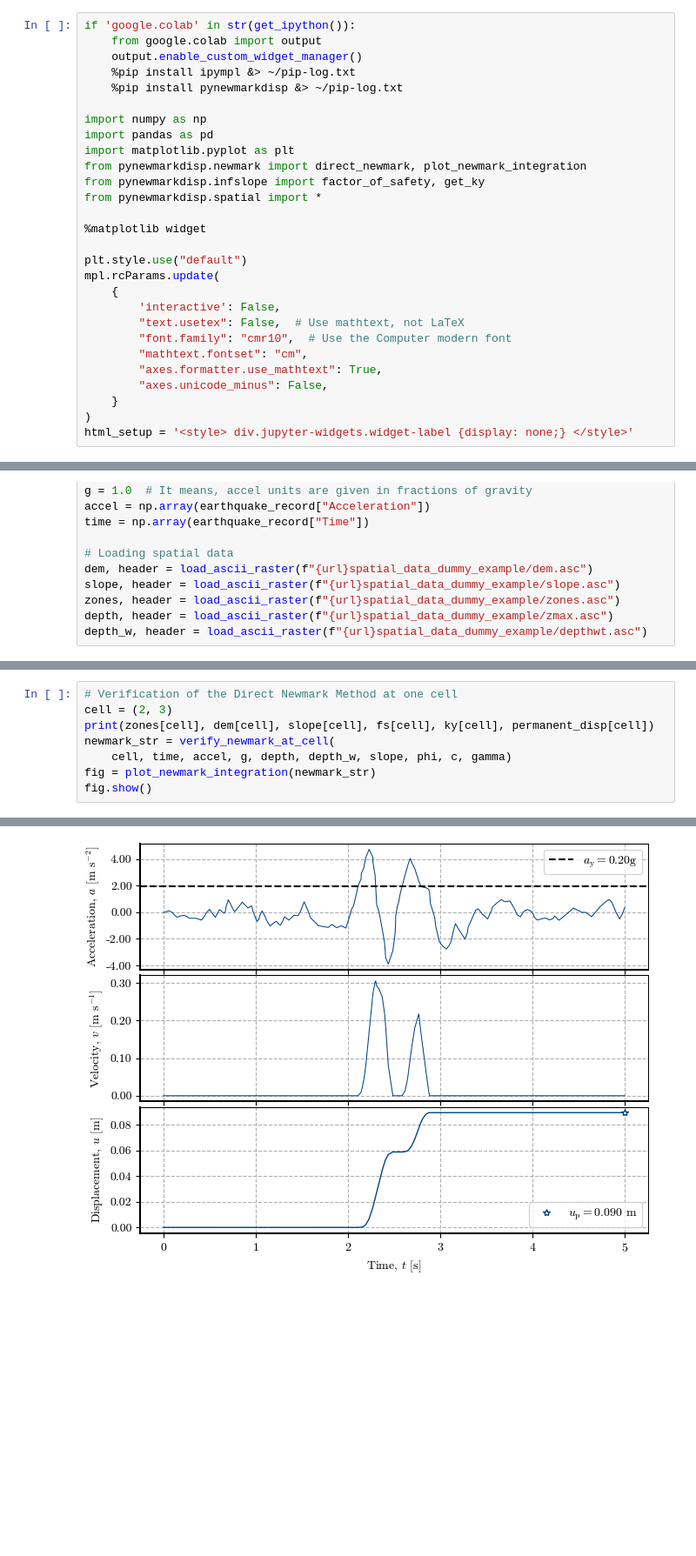
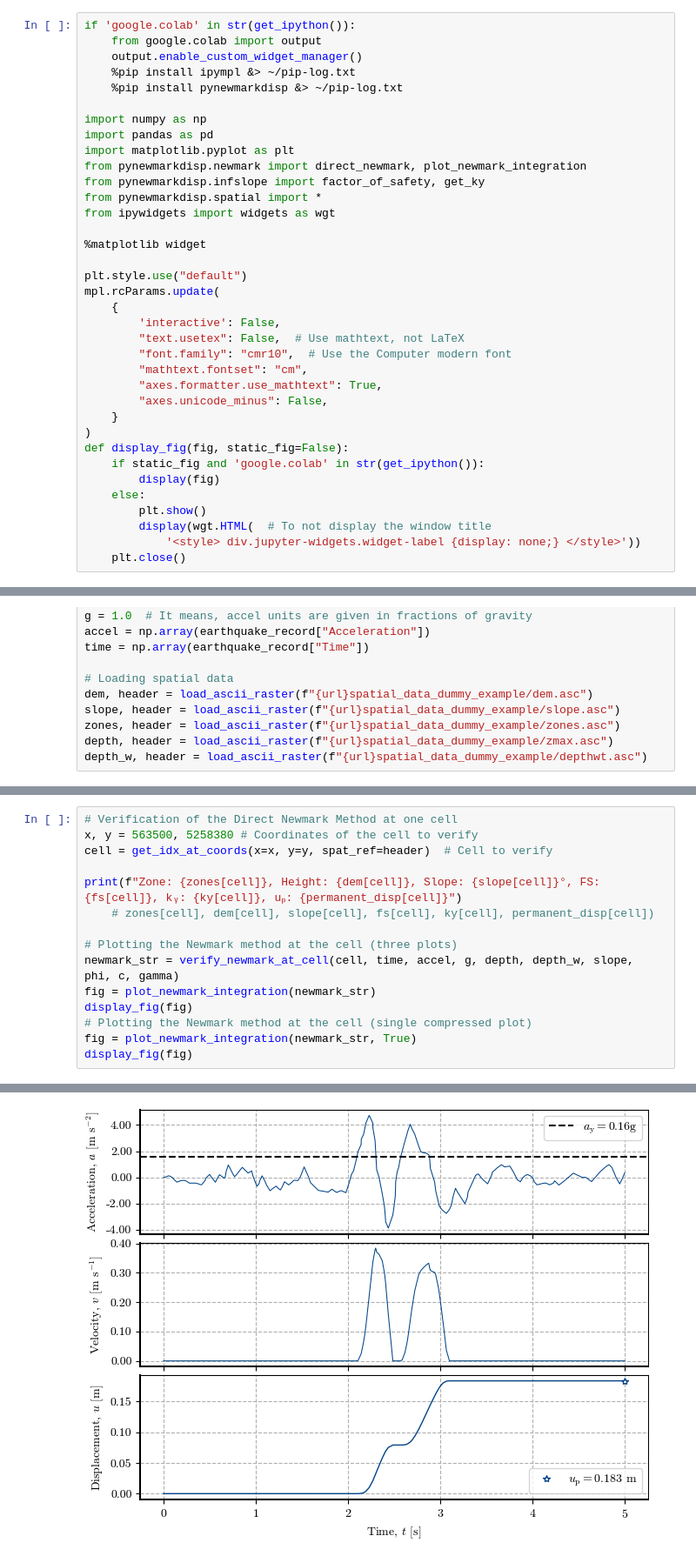
Before and after one commit to eamontoyaa/dinamica_de_suelos_EAFIT, a Jupyter notebook: notebooks/pynewmarkdisp_dummy_example.ipynb, the cells around one changed output, grey strips where cells are left out. Shown at 87% size. Drawn from its saved outputs; the diff is of its cells as text; blank space fills up the shorter version.

```diff
--- a/notebooks/pynewmarkdisp_dummy_example.ipynb
+++ b/notebooks/pynewmarkdisp_dummy_example.ipynb
@@ -21,6 +21,7 @@ import matplotlib.pyplot as plt
 from pynewmarkdisp.newmark import direct_newmark, plot_newmark_integration
 from pynewmarkdisp.infslope import factor_of_safety, get_ky
 from pynewmarkdisp.spatial import *
+from ipywidgets import widgets as wgt
 
 %matplotlib widget
 
@@ -35,4 +36,11 @@ mpl.rcParams.update(
         "axes.unicode_minus": False,
     }
 )
-html_setup = '<style> div.jupyter-widgets.widget-label {display: none;} </style>'
+def display_fig(fig, static_fig=False):
+    if static_fig and 'google.colab' in str(get_ipython()):
+        display(fig)
+    else:
+        plt.show()
+        display(wgt.HTML(  # To not display the window title
+            '<style> div.jupyter-widgets.widget-label {display: none;} </style>'))
+    plt.close()
@@ -139,9 +173,16 @@ fig.show()
 # %%
 # Verification of the Direct Newmark Method at one cell
-cell = (2, 3)
-print(zones[cell], dem[cell], slope[cell], fs[cell], ky[cell], permanent_disp[cell])
-newmark_str = verify_newmark_at_cell(
-    cell, time, accel, g, depth, depth_w, slope, phi, c, gamma)
+x, y = 563500, 5258380 # Coordinates of the cell to verify
+cell = get_idx_at_coords(x=x, y=y, spat_ref=header)  # Cell to verify
+
+print(f"Zone: {zones[cell]}, Height: {dem[cell]}, Slope: {slope[cell]}°, FS: {fs[cell]}, kᵧ: {ky[cell]}, uₚ: {permanent_disp[cell]}")
+    # zones[cell], dem[cell], slope[cell], fs[cell], ky[cell], permanent_disp[cell])
+
+# Plotting the Newmark method at the cell (three plots)
+newmark_str = verify_newmark_at_cell(cell, time, accel, g, depth, depth_w, slope, phi, c, gamma)
 fig = plot_newmark_integration(newmark_str)
-fig.show()
+display_fig(fig)
+# Plotting the Newmark method at the cell (single compressed plot)
+fig = plot_newmark_integration(newmark_str, True)
+display_fig(fig)
 # %% [output]
@@ -149 +190 @@ fig.show()
-[figure, old version]
+[figure, new version]
```
Also changed, not shown: parts of 16 cells of this notebook.
